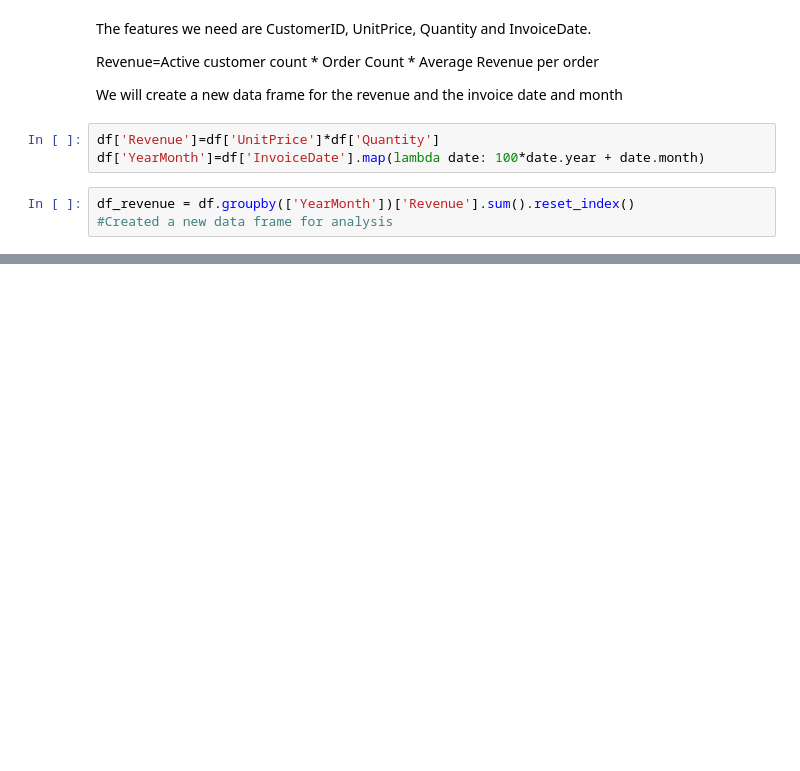
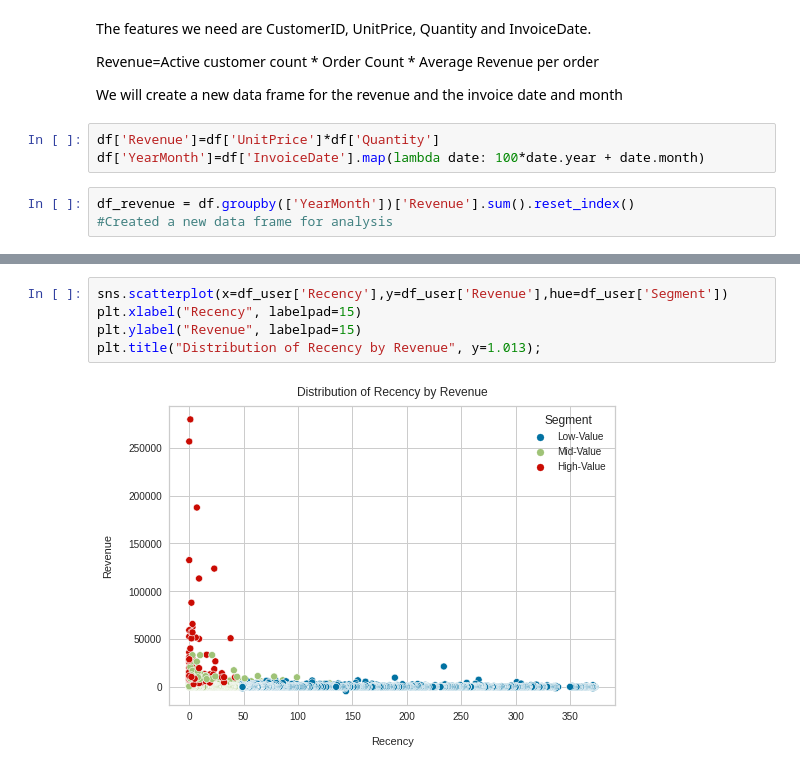
Before and after one commit to pk2971/Customer-Lifetime-Value-Analysis-and-Prediction, a Jupyter notebook: LTV_Customer_Analysis.ipynb, the cells around one changed output, grey strips where cells are left out. Drawn from its saved outputs; the diff is of its cells as text; blank space fills up the shorter version.

```diff
--- a/LTV_Customer_Analysis.ipynb
+++ b/LTV_Customer_Analysis.ipynb
@@ -65,0 +241,7 @@ RFM Clustering of the customers
+# %%
+sns.scatterplot(x=df_user['Recency'],y=df_user['Revenue'],hue=df_user['Segment'])
+plt.xlabel("Recency", labelpad=15)
+plt.ylabel("Revenue", labelpad=15)
+plt.title("Distribution of Recency by Revenue", y=1.013);
+# %% [output]
+[figure, added]
```
Also changed, not shown: parts of 28 cells of this notebook.
